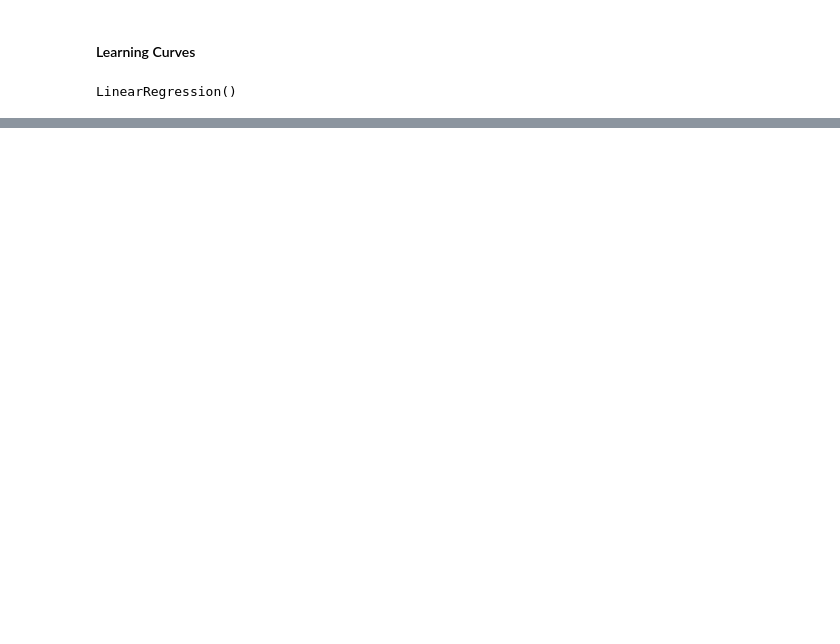
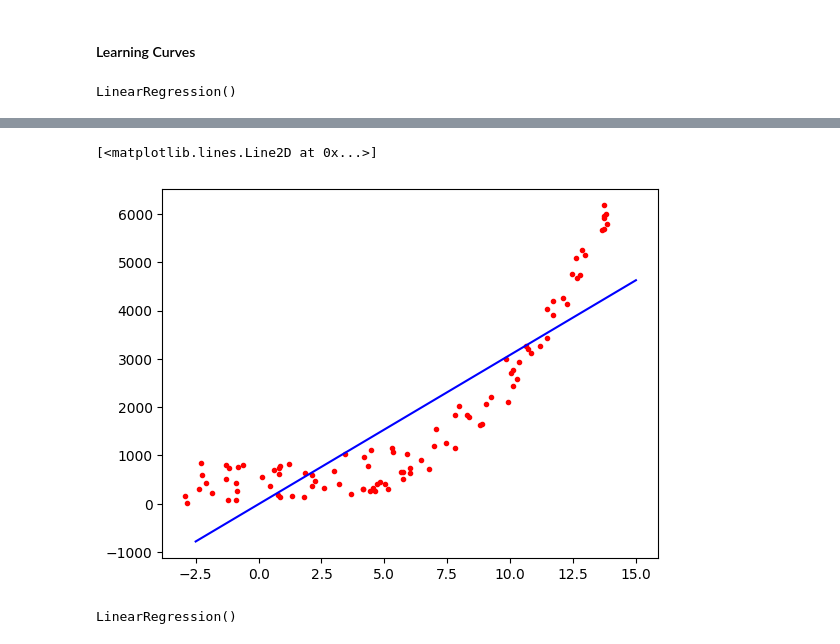
Before and after one commit to ARKA1112/HOML_AurelienG, a Jupyter notebook: chap4_TrainingM.ipynb, the cells around one changed output, grey strips where cells are left out. Drawn from its saved outputs; the diff is of its cells as text; code cells hidden in the pictures; blank space fills up the shorter version.

```diff
--- a/chap4_TrainingM.ipynb
+++ b/chap4_TrainingM.ipynb
@@ -282,0 +314,23 @@ plot_learning_curves(lin_reg, X, y)
+# %%
+#We will try to fit it using Ridge Regression
+
+from sklearn.linear_model import Ridge, LinearRegression
+lin_reg = LinearRegression()
+rig_reg = Ridge(alpha=0)
+# %%
+X_new = np.linspace(-2.5,15,100).reshape(100,1)
+#Linspace for linearly spaced incremental
+# %%
+#Fitting the model
+
+lin_reg.fit(X,y)  #no polynomial just as a linear function
+
+y_pred = lin_reg.predict(X_new)
+# %%
+plt.plot(X, y,'r.')
+plt.plot(X_new,y_pred,'b-')
+#Tries to fit the data but clearly it is not the one we were hoping for
+#As the function is a polynomial we will have to modify accordingly
+# %% [output]
+[<matplotlib.lines.Line2D at 0x...>]
+[figure, added]
@@ -282,0 +341,5 @@ plot_learning_curves(lin_reg, X, y)
+# %%
+#now we will train the model
+lin_reg.fit(X_2,y)
+# %% [output]
+LinearRegression()
```
Also changed, not shown: parts of 39 cells of this notebook.
